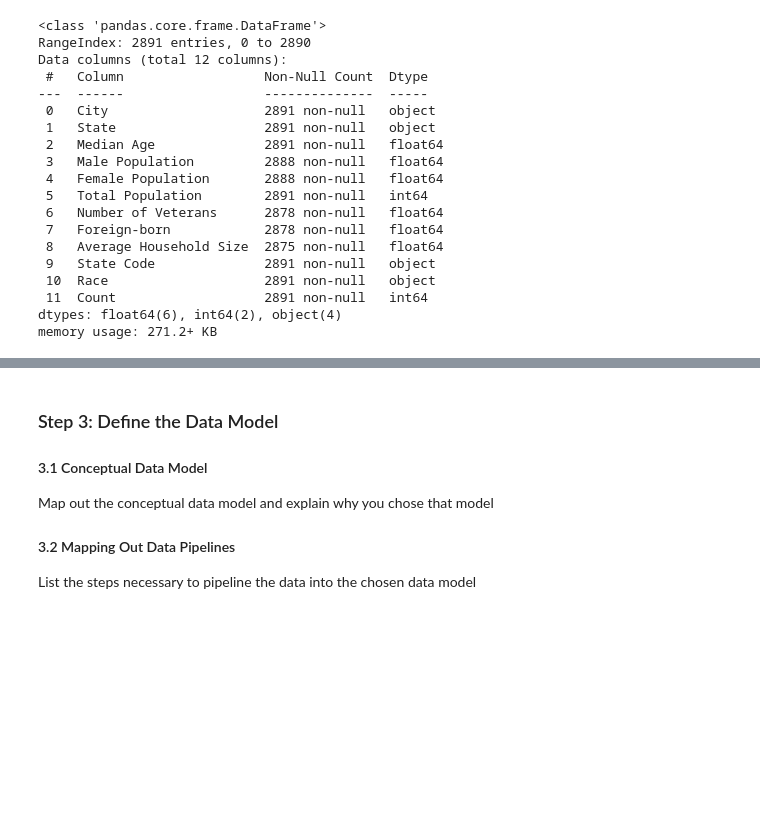
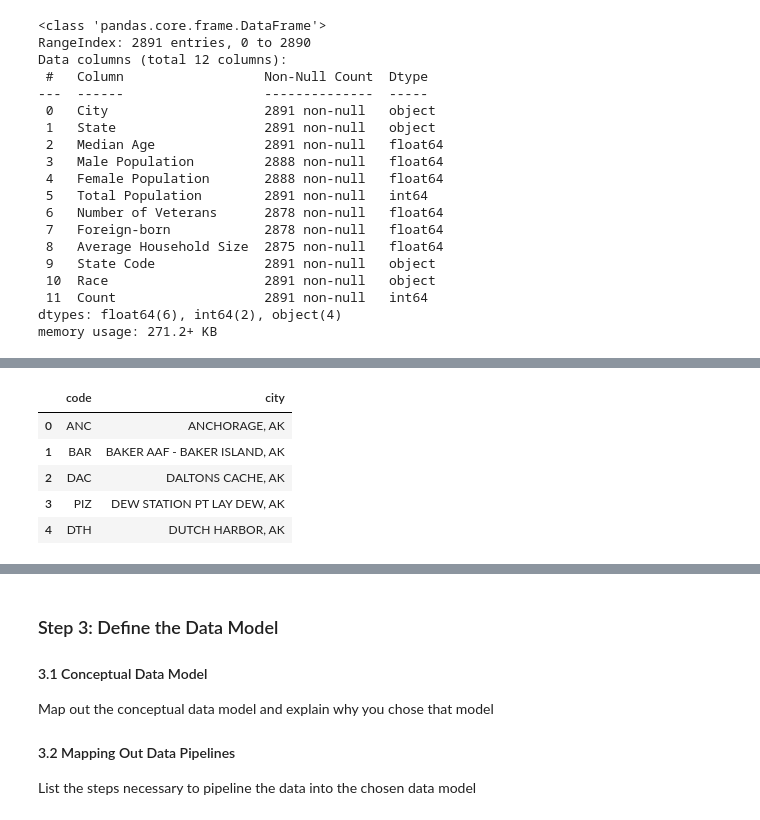
Before and after one commit to Renameira/data-engineering-udacity, a Jupyter notebook: capstone-project/src/Capstone.ipynb, the cells around one changed output, grey strips where cells are left out. Saved outputs shown, nothing was run; the diff lists cells and outputs as text; code cells hidden in the pictures; blank space fills up the shorter version.

```diff
--- a/capstone-project/src/Capstone.ipynb
+++ b/capstone-project/src/Capstone.ipynb
@@ -324,0 +344,16 @@ df_fact_immigration.head(5)
+# %%
+city_code = {}
+for cities in contents[303:962]:
+    pair = cities.split('=')
+    code, city = pair[0].strip("\t").strip().strip("'"), pair[1].strip('\t').strip().strip("''")
+    city_code[code] = city
+
+df_city_code = pd.DataFrame(list(city_code.items()), columns=['code', 'city'])
+df_city_code.head(5)
+# %% [output]
+|  | code | city |
+| 0 | ANC | ANCHORAGE, AK |
+| 1 | BAR | BAKER AAF - BAKER ISLAND, AK |
+| 2 | DAC | DALTONS CACHE, AK |
+| 3 | PIZ | DEW STATION PT LAY DEW, AK |
+| 4 | DTH | DUTCH HARBOR, AK |
```
Also changed, not shown: parts of 14 cells of this notebook.
